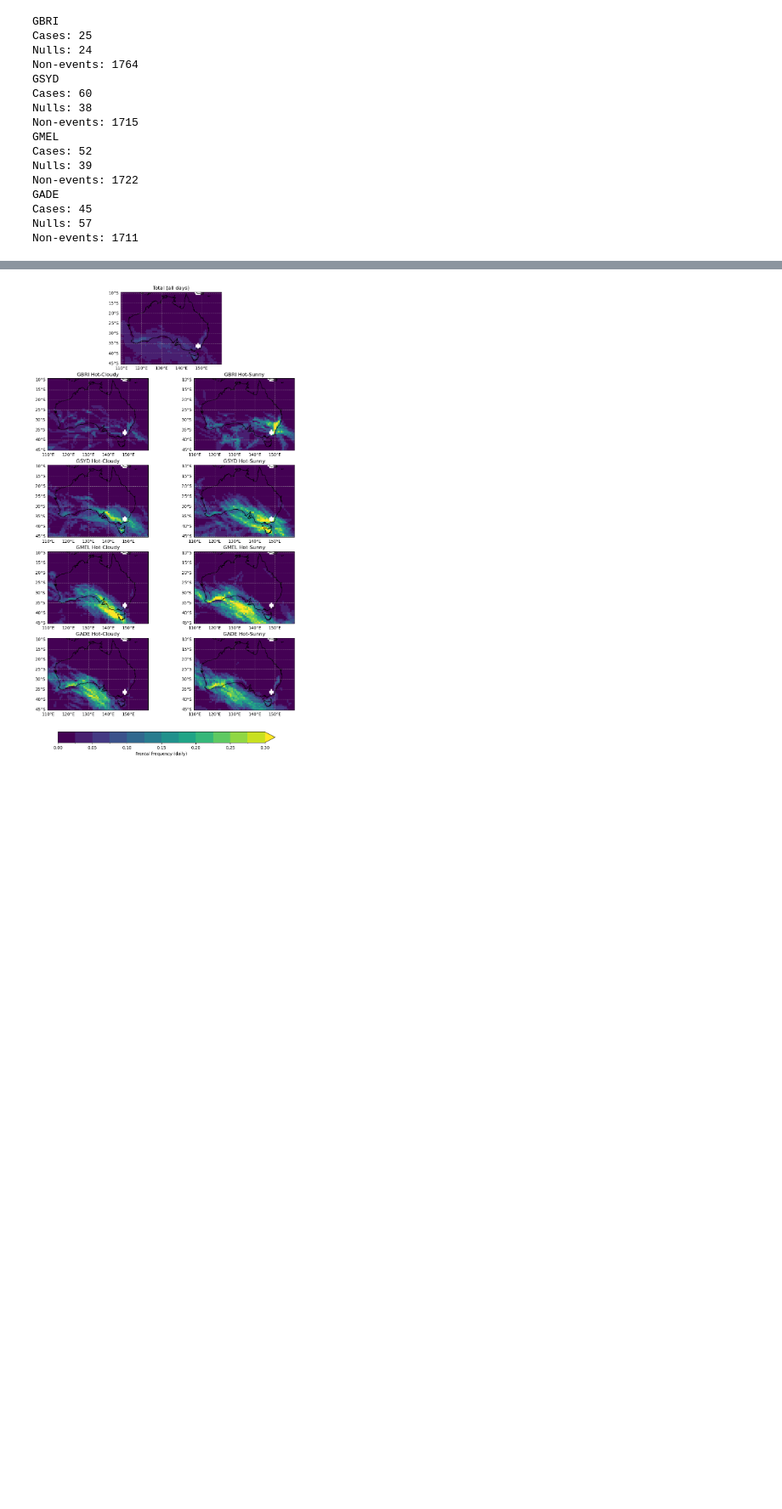
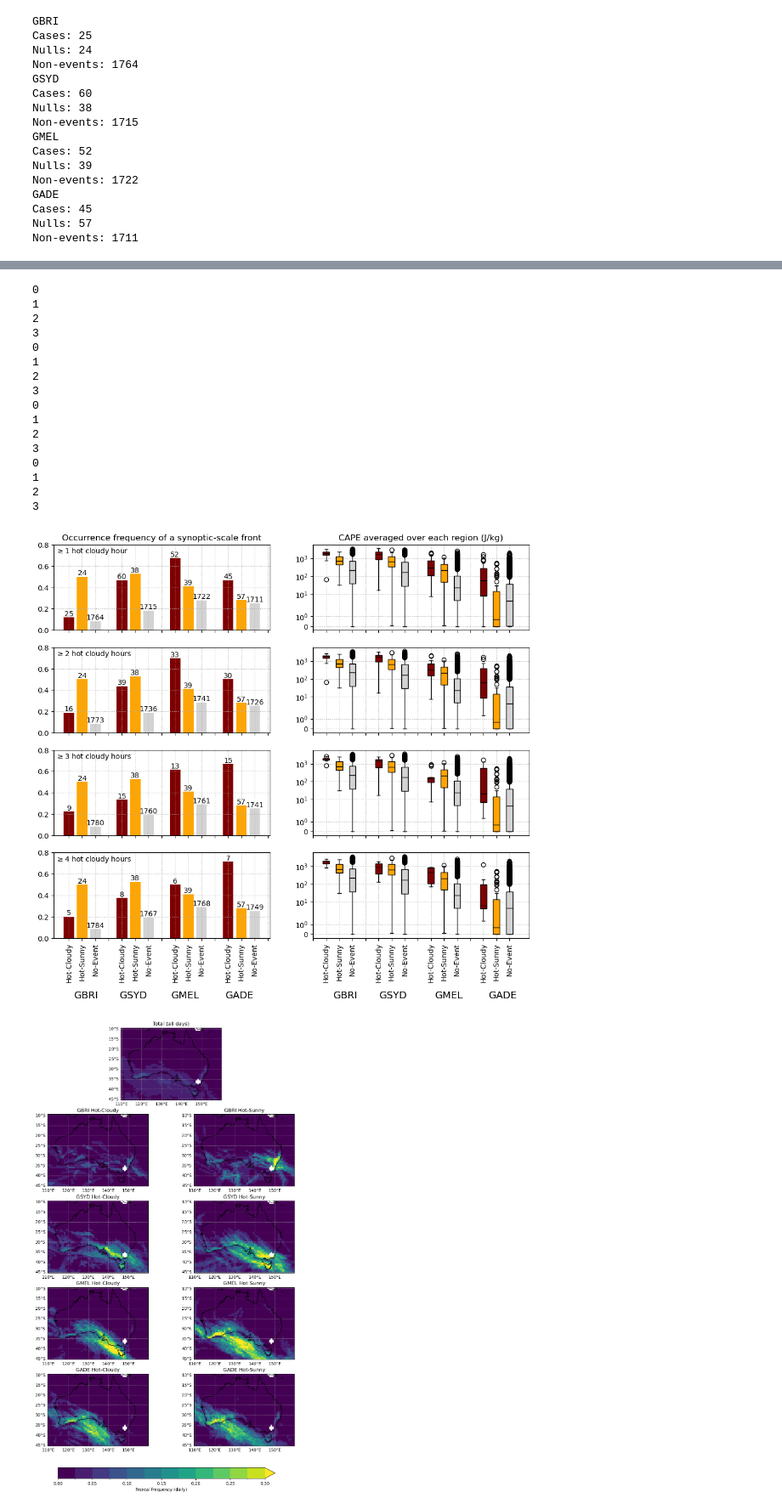
Before and after one commit to 21centuryweather/hot-cloudy, a Jupyter notebook: notebooks/front_cape_composite.ipynb, the cells around one changed output, grey strips where cells are left out. Shown at 85% size. Cells and saved outputs as stored; diff of their text form; code cells hidden in the pictures; blank space fills up the shorter version.

```diff
--- a/notebooks/front_cape_composite.ipynb
+++ b/notebooks/front_cape_composite.ipynb
@@ -350,3 +405,43 @@ plt.savefig("/g/data/ng72/ab4502/hot-cloudy/figs/fronts_cape_q.jpeg",dpi=400,bbo
+# %%
+plt.figure(figsize=[12,10])
+ax1=plt.subplot(4,2,1)
+ax2=plt.subplot(4,2,2)
+plot_cape_fronts(cape_front_df_1,ax1,ax2,print_samples=True)
+ax1.set_title("Occurrence frequency of a synoptic-scale front")
+ax2.set_title("CAPE averaged over each region (J/kg)")
+ax1.text(0.01,0.9,"$\geq $1 hot cloudy hour",transform=ax1.transAxes)
+
+ax1=plt.subplot(4,2,3)
+plot_cape_fronts(cape_front_df_2,ax1,plt.subplot(4,2,4),print_samples=True)
+ax1.text(0.01,0.9,"$\geq $2 hot cloudy hours",transform=ax1.transAxes)
+
+ax1=plt.subplot(4,2,5)
+plot_cape_fronts(cape_front_df_3,ax1,plt.subplot(4,2,6),print_samples=True)
+ax1.text(0.01,0.9,"$\geq $3 hot cloudy hours",transform=ax1.transAxes)
+
+ax1=plt.subplot(4,2,7)
+plot_cape_fronts(cape_front_df_4,ax1,plt.subplot(4,2,8),xticks=True,text=True,text_ypad=-0.7,print_samples=True)
+ax1.text(0.01,0.9,"$\geq $4 hot cloudy hours",transform=ax1.transAxes)
+
+plt.savefig("/g/data/ng72/ab4502/hot-cloudy/figs/fronts_cape_q_test.jpeg",dpi=400,bbox_inches="tight")
+# %% [output]
+0
+1
+2
+3
+0
+1
+2
+3
+0
+1
+2
+3
+0
+1
+2
+3
+[figure, added]
 # %%
 mean_f = f_daily.mean("date").persist()
 # %%
```
Also changed, not shown: parts of 7 cells of this notebook, 1 other file.
